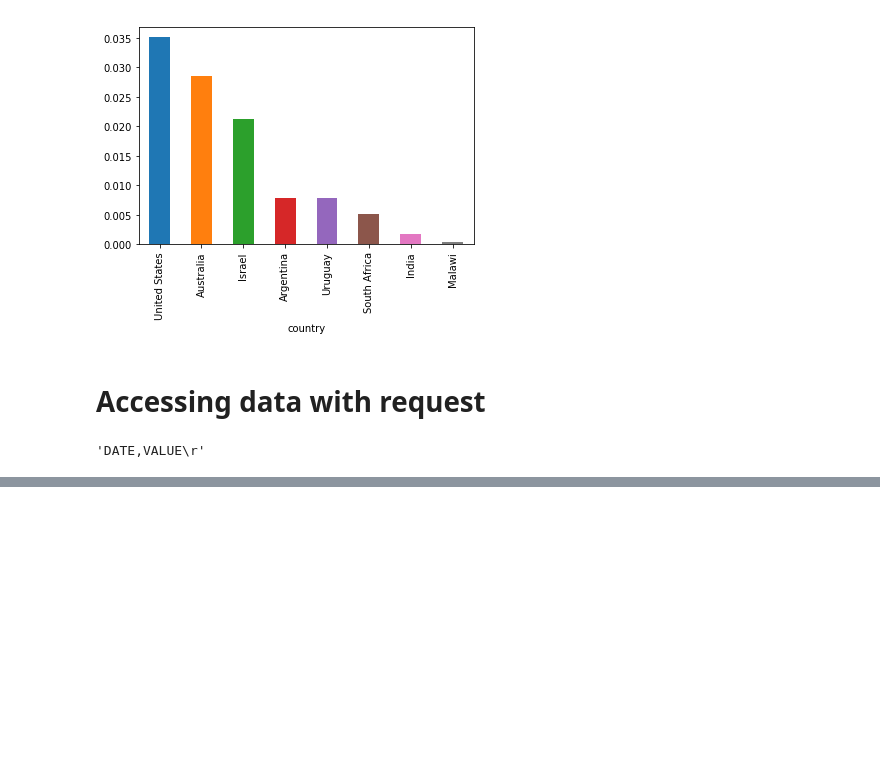
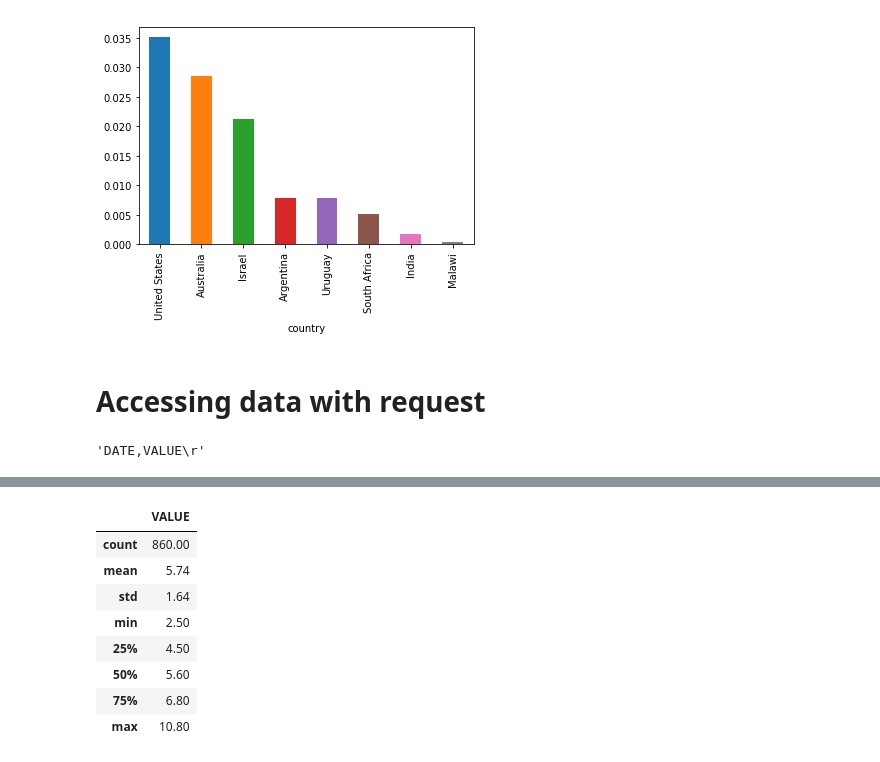
Before and after one commit to bandaruarvind/pythonessentials, a Jupyter notebook: 202_PY_ESSEN_PANDAS_QE.ipynb, the cells around one changed output, grey strips where cells are left out. Cells and saved outputs as stored; diff of their text form; code cells hidden in the pictures; blank space fills up the shorter version.

```diff
--- a/202_PY_ESSEN_PANDAS_QE.ipynb
+++ b/202_PY_ESSEN_PANDAS_QE.ipynb
@@ -275,0 +297,14 @@ source[0]
+# %%
+#display.precision sets the output display precision in terms of decimal places. This is only a suggestion
+pd.set_option('precision', 2)
+data.describe()  # Your output might differ slightly
+# %% [output]
+|  | VALUE |
+| count | 860.00 |
+| mean | 5.74 |
+| std | 1.64 |
+| min | 2.50 |
+| 25% | 4.50 |
+| 50% | 5.60 |
+| 75% | 6.80 |
+| max | 10.80 |
```
Also changed, not shown: parts of 7 cells of this notebook.
